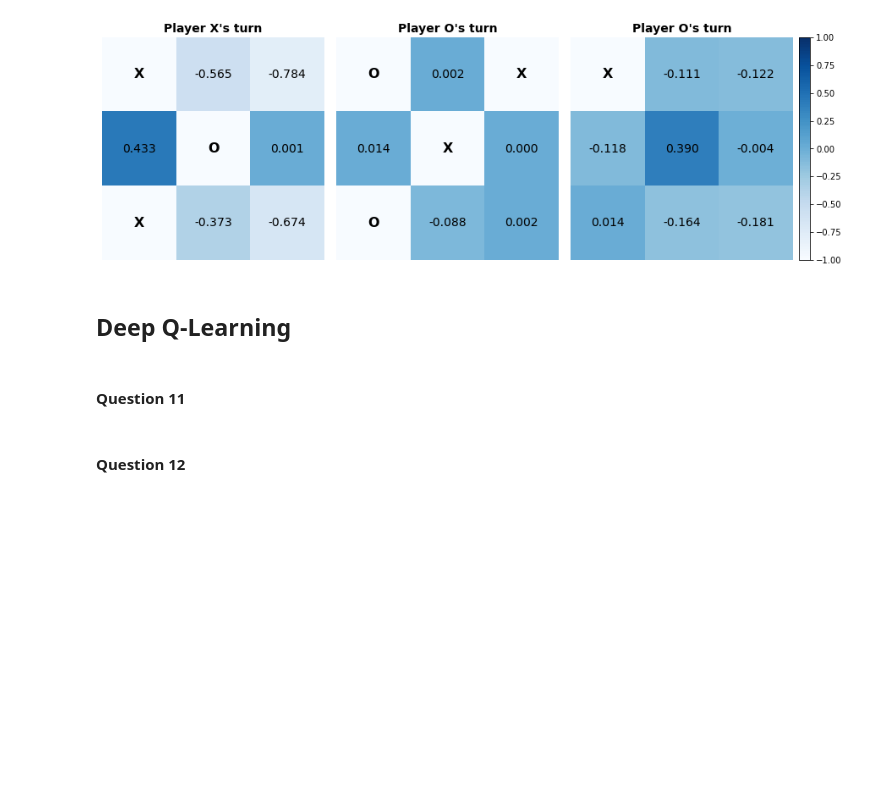
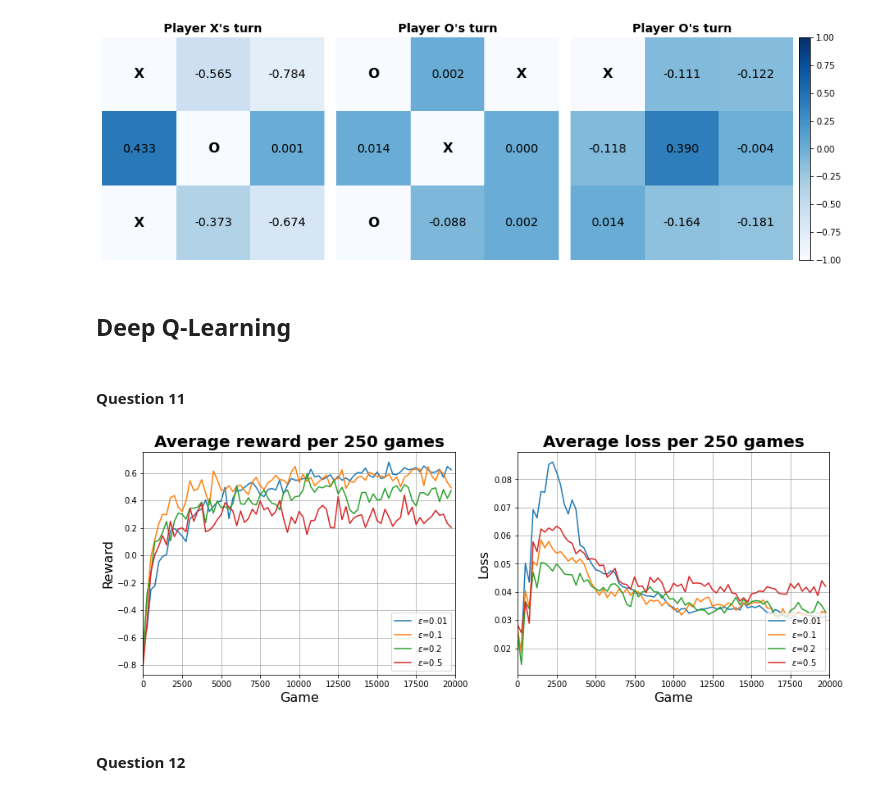
Before and after one commit to mismayil/ann-miniproject, a Jupyter notebook: miniproject.ipynb, the cells around one changed output. Saved outputs shown, nothing was run; the diff lists cells and outputs as text; code cells hidden in the pictures; blank space fills up the shorter version.

Commit message:
add new figures and answers

```diff
--- a/miniproject.ipynb
+++ b/miniproject.ipynb
@@ -62,16 +67,16 @@ n_stars = [1, 100, 1000, 10000, 40000]
 # %%
 EPS_MIN = 0.1
 EPS_MAX = 0.8
-n_star_players = []
+q3_players = []
 
 for n_star in n_stars:
     get_epsilon = lambda n, n_star=n_star: max(EPS_MIN, EPS_MAX * (1 - n / n_star))
     suboptimal_player = OptimalPlayer(epsilon=0.5)
     q_player = QPlayer(epsilon=get_epsilon, test_every=250)
     play(suboptimal_player, q_player, episodes=20000)
-    n_star_players.append(q_player)
+    q3_players.append(q_player)
 
-save_stats(players=n_star_players, path='answers/Q3.npy')
+save_stats(players=q3_players, path='answers/Q3.npy')
 # %%
 labels = [f"n*={n_star}" for n_star in n_stars]
 plot_m_values(stats_path='answers/Q3.npy', labels=labels, save_path='artifacts/fig_Q3.pdf')
@@ -87,15 +92,15 @@ EPS_MIN = 0.1
 EPS_MAX = 0.8
 q_epsilon = lambda n: max(EPS_MIN, EPS_MAX * (1 - n / N_STAR))
 
-eps_players = []
+q4_players = []
 
 for opt_eps in opt_epsilons:
     other_player = OptimalPlayer(epsilon=opt_eps)
     q_player = QPlayer(epsilon=q_epsilon, test_every=250)
     play(other_player, q_player, episodes=20000)
-    eps_players.append(q_player)
+    q4_players.append(q_player)
 
-save_stats(players=eps_players, path='answers/Q4.npy')
+save_stats(players=q4_players, path='answers/Q4.npy')
 # %%
 labels = [f'$\epsilon$={eps}' for eps in opt_epsilons]
 plot_m_values(stats_path='answers/Q4.npy', labels=labels, save_path='artifacts/fig_Q4.pdf')
@@ -106,16 +118,16 @@ plot_m_values(stats_path='answers/Q4.npy', labels=labels, save_path='artifacts/f
 # %%
 epsilons = [0.01, 0.1, 0.2, 0.5]
 # %%
-self_q_players = []
+q7_players = []
 
 for eps in epsilons:
     qvalues = defaultdict(int)
     q_player1 = QPlayer(epsilon=eps, qvalues=qvalues, test_every=250)
     q_player2 = QPlayer(epsilon=eps, qvalues=qvalues, test_every=250)
     play(q_player1, q_player2, episodes=20000)
-    self_q_players.append(q_player1)
+    q7_players.append(q_player1)
 
-save_stats(players=self_q_players, path='answers/Q7.npy')
+save_stats(players=q7_players, path='answers/Q7.npy')
 # %%
 labels = [f'$\epsilon$={eps}' for eps in epsilons]
 plot_m_values(stats_path='answers/Q7.npy', labels=labels, save_path='artifacts/fig_Q7.pdf')
@@ -188,7 +210,10 @@ plot_heatmaps(states_list, qvalues_list, titles=titles, cmap=cmap, save_path='ar
 # %%
-epsilons = [0.001, 0.01, 0.1, 0.2]
+q11_players = []
 
 for eps in epsilons:
     suboptimal_player = OptimalPlayer(epsilon=0.5)
     q_player = DeepQPlayer(epsilon=eps)
     play(suboptimal_player, q_player, episodes=20000)
+    q11_players.append(q_player)
+
+save_stats(players=q11_players, path='answers/Q11.npy')
@@ -205,5 +220,7 @@ player_stats = fetch_from_wandb(ids.values())
 # %%
 labels = [f'$\epsilon$={eps}' for eps in epsilons]
-plot_rewards_and_losses(player_stats, labels=labels, save_path='artifacts/fig_Q11.pdf')
+plot_rewards_and_losses(stats_path='answers/Q11.npy', labels=labels, save_path='artifacts/fig_Q11.pdf')
+# %% [output]
+[figure, added]
 # %% [markdown]
 #### Question 12
```
Also changed, not shown: parts of 35 cells of this notebook, 15 other files.
